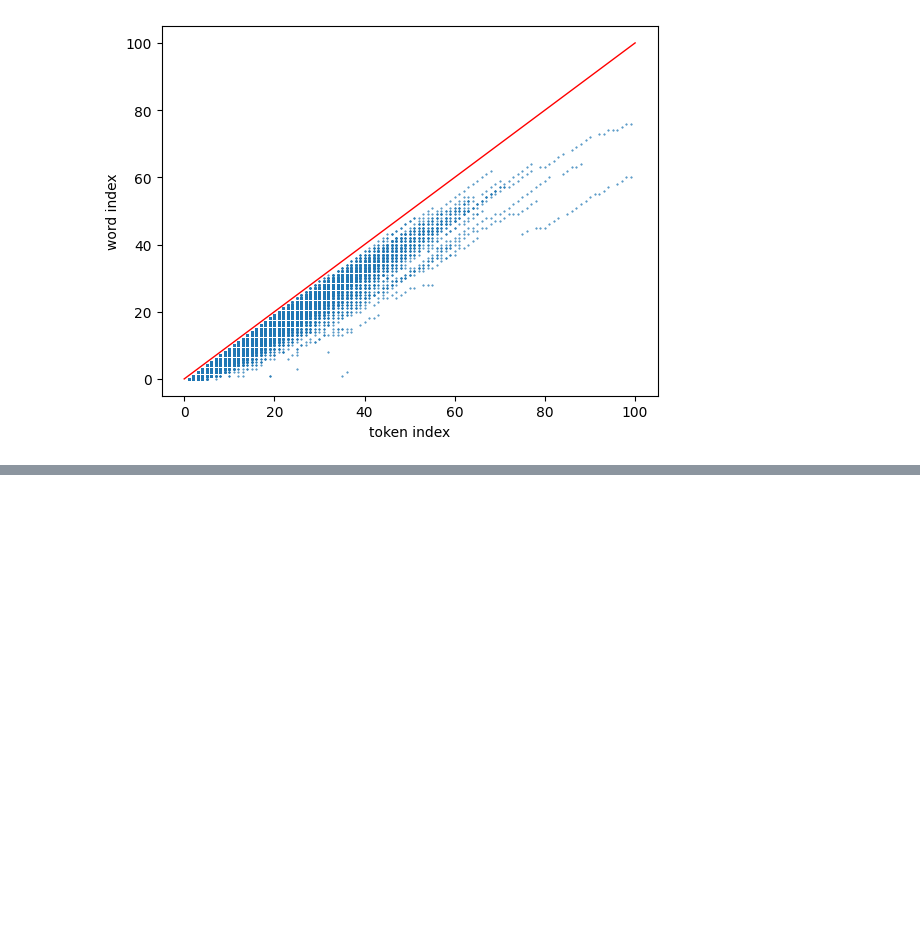
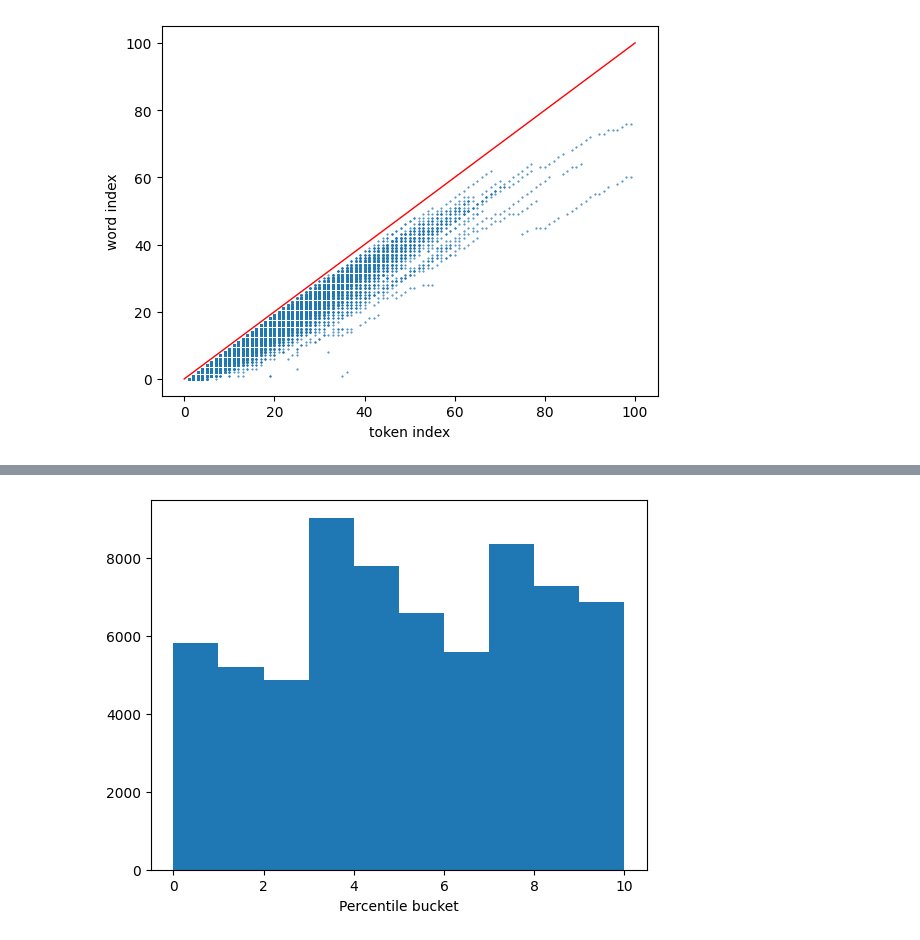
Before and after one commit to icemoon97/emergent-positional-embeddings, a Jupyter notebook: tokens.ipynb, the cells around one changed output, grey strips where cells are left out. Cells and saved outputs as stored; diff of their text form; code cells hidden in the pictures; blank space fills up the shorter version.

```diff
--- a/tokens.ipynb
+++ b/tokens.ipynb
@@ -187,0 +191,7 @@ plt.show()
+# %%
+q_binned = np.searchsorted(quintiles, word_idx, side='right')
+plt.hist(q_binned, range(11))
+plt.xlabel("Percentile bucket")
+plt.show()
+# %% [output]
+[figure, added]
```
Also changed, not shown: parts of 3 cells of this notebook, 2 other files.
